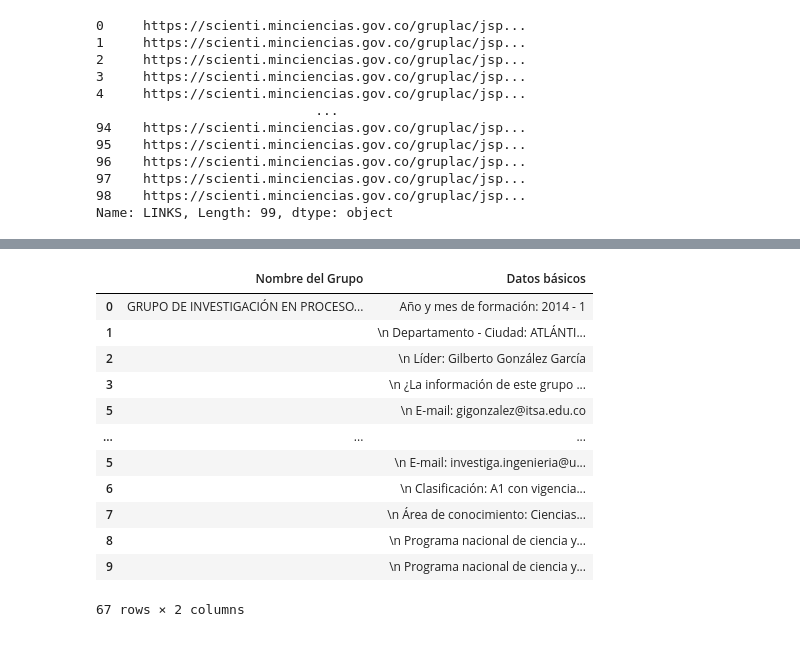
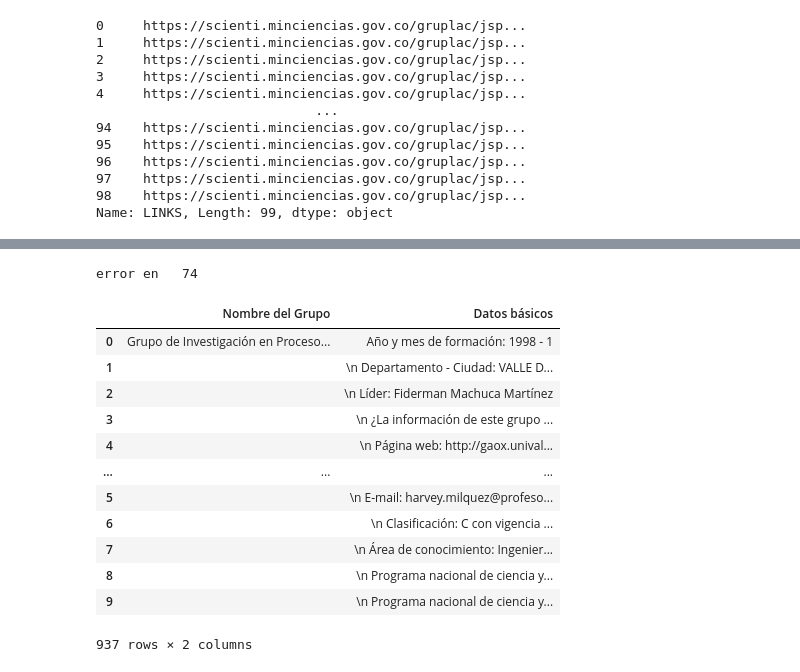
Before and after one commit to leosanron/WebscrapingMinCiencias, a Jupyter notebook: WebSrapingMinciencias AND.ipynb, the cells around one changed output, grey strips where cells are left out. Drawn from its saved outputs; the diff is of its cells as text; code cells hidden in the pictures.

```diff
--- a/WebSrapingMinciencias AND.ipynb
+++ b/WebSrapingMinciencias AND.ipynb
@@ -42,3 +41,3 @@ dfcon = pd.DataFrame()
 # %%
-df = pd.read_excel("InormacionFiltrada.xlsx",engine='openpyxl') #sheet_name='Sheet1',
-df = df.set_index("Index")
+dfcon = pd.read_excel("InormacionFiltrada.xlsx",engine='openpyxl') #sheet_name='Sheet1',
+dfcon
@@ -55,7 +59,7 @@ df
 palabras_filtro = "microalga"
 palabras_filtro2 = "tratamiento de agua"
 
-for i in range (2,3): #tamaño_dfgrupos [0]
+for i in range (60,tamaño_dfgrupos [0]):
     count = i
     try:
         print("Procesando link  ",count," .")
@@ -158,6 +162,6 @@ for i in range (2,3): #tamaño_dfgrupos [0]
         dfcon = pd.concat([dfcon, dfcon1])
     except:
             print ("error en link  ",count)
-#dfcon = dfcon.set_index("Index")
+dfcon = dfcon.set_index("Index")
 dfcon
 # %% [output]
@@ -184,0 +218,3 @@ dfcon
+# %%
+x = dfcon.iloc[:, 19] # Primera columna
+print(x)
@@ -184,0 +239,3 @@ dfcon
+# %%
+for i in range(0,len(x)):
+    print(x[i])
@@ -223,39 +295,43 @@ df
 # %%
 ##Eliminar los sin dato y los vacios (:  -)
 
 #Crear tabla de datos basicos
 DatosBasicos = pd.DataFrame(columns=['Nombre del Grupo','Datos básicos'])
 for j in range(0,df.shape[0]):
-    dfDatosBasidos = pd.DataFrame(columns=['Nombre del Grupo','Datos básicos'])
-    ListaDatosBasicos = df["Datos básicos"][j].split("... ")
-    for i in range (0,len(ListaDatosBasicos)-1):
-        if i == 0:
-            dfDatosBasidos.loc[len(dfDatosBasidos)] = [df["Nombre del Grupo"][j], ListaDatosBasicos[i]]
-        else:
-            dfDatosBasidos.loc[len(dfDatosBasidos)] = ["", ListaDatosBasicos[i]]
-    #REMOVER LAS FILAS QUE NO SIRVEN
-    v1 = dfDatosBasidos.iloc[:, 1].str.contains("sin dato",case=False)
-    v2 = dfDatosBasidos.iloc[:, 1].str.contains(":  -",case=False)
-    for i in range (0,len(ListaDatosBasicos)-1):
-        if (v1[i] == True) or (v2[i] == True):
-            dfDatosBasidos = dfDatosBasidos.drop([i],axis=0)
-    DatosBasicos = pd.concat([DatosBasicos, dfDatosBasidos])
+    try:
+        dfDatosBasidos = pd.DataFrame(columns=['Nombre del Grupo','Datos básicos'])
+        ListaDatosBasicos = df["Datos básicos"][j].split("... ")
+        for i in range (0,len(ListaDatosBasicos)-1):
+            if i == 0:
+                dfDatosBasidos.loc[len(dfDatosBasidos)] = [df["Nombre del Grupo"][j], ListaDatosBasicos[i]]
+            else:
+                dfDatosBasidos.loc[len(dfDatosBasidos)] = ["", ListaDatosBasicos[i]]
+        #REMOVER LAS FILAS QUE NO SIRVEN
+        v1 = dfDatosBasidos.iloc[:, 1].str.contains("sin dato",case=False)
+        v2 = dfDatosBasidos.iloc[:, 1].str.contains(":  -",case=False)
+        for i in range (0,len(ListaDatosBasicos)-1):
+            if (v1[i] == True) or (v2[i] == True):
+                dfDatosBasidos = dfDatosBasidos.drop([i],axis=0)
+        DatosBasicos = pd.concat([DatosBasicos, dfDatosBasidos])
+    except:
+            print ("error en  ",j)
 DatosBasicos.to_excel("DatosBasicos.xlsx")
 DatosBasicos
 # %% [output]
+error en   74
 |  | Nombre del Grupo | Datos básicos |
-| 0 | GRUPO DE INVESTIGACIÓN EN PROCESO... | Año y mes de formación: 2014 - 1 |
-| 1 |  | \n Departamento - Ciudad: ATLÁNTI... |
-| 2 |  | \n Líder: Gilberto González García |
+| 0 | Grupo de Investigación en Proceso... | Año y mes de formación: 1998 - 1 |
+| 1 |  | \n Departamento - Ciudad: VALLE D... |
+| 2 |  | \n Líder: Fiderman Machuca Martínez |
 | 3 |  | \n ¿La información de este grupo ... |
-| 5 |  | \n E-mail: gigonzalez@itsa.edu.co |
+| 4 |  | \n Página web: http://gaox.unival... |
 | ... | ... | ... |
-| 5 |  | \n E-mail: investiga.ingenieria@u... |
-| 6 |  | \n Clasificación: A1 con vigencia... |
-| 7 |  | \n Área de conocimiento: Ciencias... |
+| 5 |  | \n E-mail: harvey.milquez@profeso... |
+| 6 |  | \n Clasificación: C con vigencia ... |
+| 7 |  | \n Área de conocimiento: Ingenier... |
 | 8 |  | \n Programa nacional de ciencia y... |
 | 9 |  | \n Programa nacional de ciencia y... |
-67 rows × 2 columns
+937 rows × 2 columns
 # %%
 # Crear tabla de informacion de los grupos
 DatosGrupo = df.iloc[:,0:6].drop(["Datos básicos"],axis=1)
```
Also changed, not shown: parts of 13 cells of this notebook, 15 other files.
